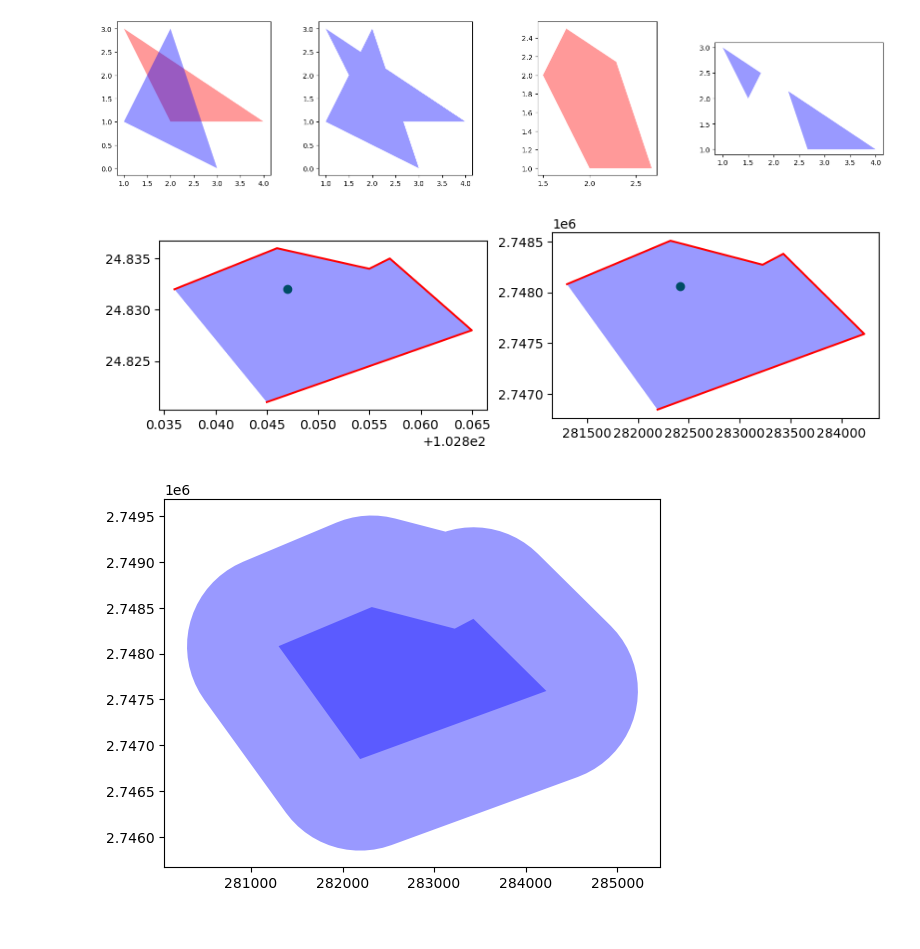
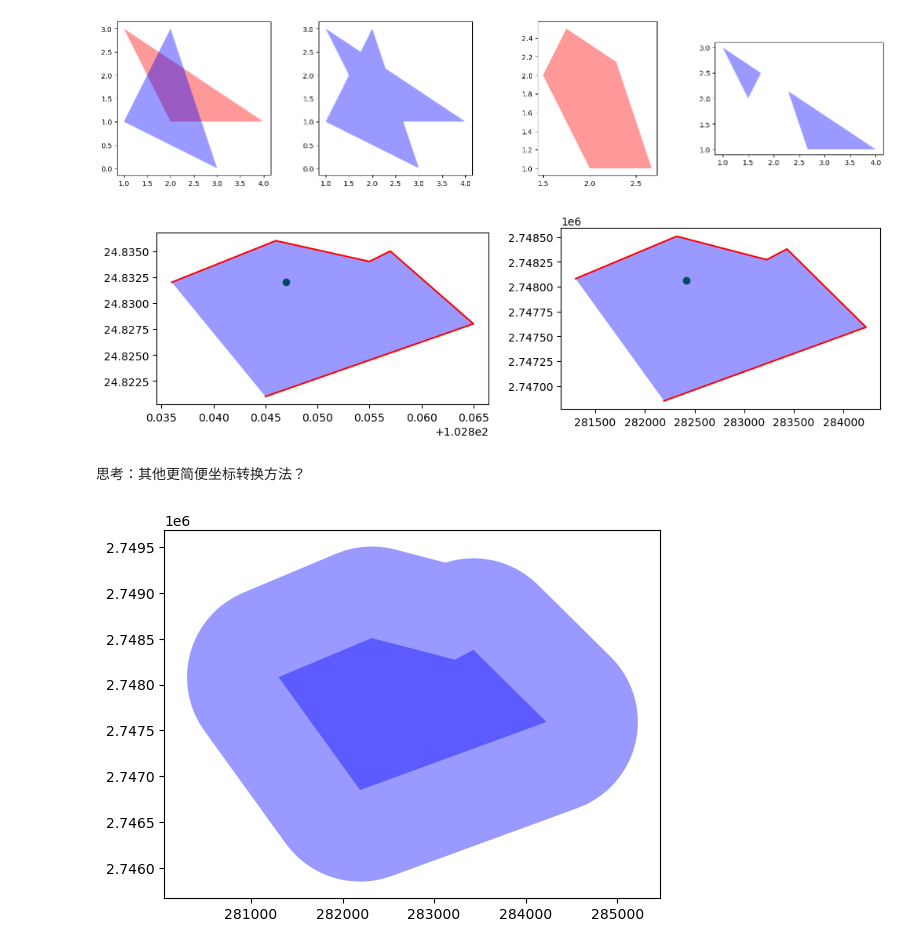
Before and after one commit to xinluo2018/spatial-data-processing, a Jupyter notebook: 第5章-矢量数据处理及分析/geometry_process.ipynb, the cells around one changed output. Saved outputs shown, nothing was run; the diff lists cells and outputs as text; code cells hidden in the pictures.

```diff
--- a/第5章-矢量数据处理及分析/geometry_process.ipynb
+++ b/第5章-矢量数据处理及分析/geometry_process.ipynb
@@ -105,32 +108,23 @@ plot_geoms(geoms=[diff],ax=ax[3])
 # %%
-## 几何坐标系转换
-from pyproj import Transformer  ## 定义转换器
-from shapely.ops import transform   ## 定义转换函数
-
 ### 待转换几何要素
-point_wgs84 = Point(102.847,24.832)  ## 创建点：明远楼坐标
+ynu_point_wgs84 = Point(102.847,24.832)  ## 创建点：明远楼坐标
 ynu_line_wgs84 = LineString([(102.836,24.832),(102.846,24.836),
                    (102.855,24.834),(102.857,24.835),
                    (102.865,24.828),(102.845,24.821)])
 ynu_polygon_wgs84 = Polygon([(102.836,24.832),(102.846,24.836),
                    (102.855,24.834),(102.857,24.835),
                    (102.865,24.828),(102.845,24.821)])
 
-# 定义转换器
-crs_src = "EPSG:4326"   # WGS84 (经度, 纬度)
-crs_dst = "EPSG:32648"   # utm48 (米)
-transformer = Transformer.from_crs(crs_src, crs_dst, always_xy=True)
-## 点坐标转换
-x_utm48, y_utm48 = transformer.transform(point_wgs84.x, point_wgs84.y)  ## 坐标转换
-point_utm48 = Point(x_utm48,y_utm48)
-# plot_geoms([point_utm48])
-# 线/面坐标转换, 利用shapely.ops.transform
+##  点/线/面坐标转换, 利用shapely.ops.transform
+ynu_point_utm48 = transform(transformer.transform, ynu_point_wgs84)
 ynu_line_utm48 = transform(transformer.transform, ynu_line_wgs84)
 ynu_polygon_utm48 = transform(transformer.transform, ynu_polygon_wgs84)
-fig, ax = plt.subplots(1,2, figsize=(10,4))
-plot_geoms([point_wgs84, ynu_line_wgs84, ynu_polygon_wgs84], ax=ax[0])
-plot_geoms([point_utm48, ynu_line_utm48, ynu_polygon_utm48], ax=ax[1])
+fig, ax = plt.subplots(1,2, figsize=(12,3))
+plot_geoms([ynu_point_wgs84, ynu_line_wgs84, ynu_polygon_wgs84], ax=ax[0])
+plot_geoms([ynu_point_utm48, ynu_line_utm48, ynu_polygon_utm48], ax=ax[1])
 # %% [output]
-[figure, old version]
+[figure, new version]
+# %% [markdown]
+思考：其他更简便坐标转换方法？
 # %%
 ## 缓冲区分析
```
Also changed, not shown: parts of 9 cells of this notebook, 28 other files.
